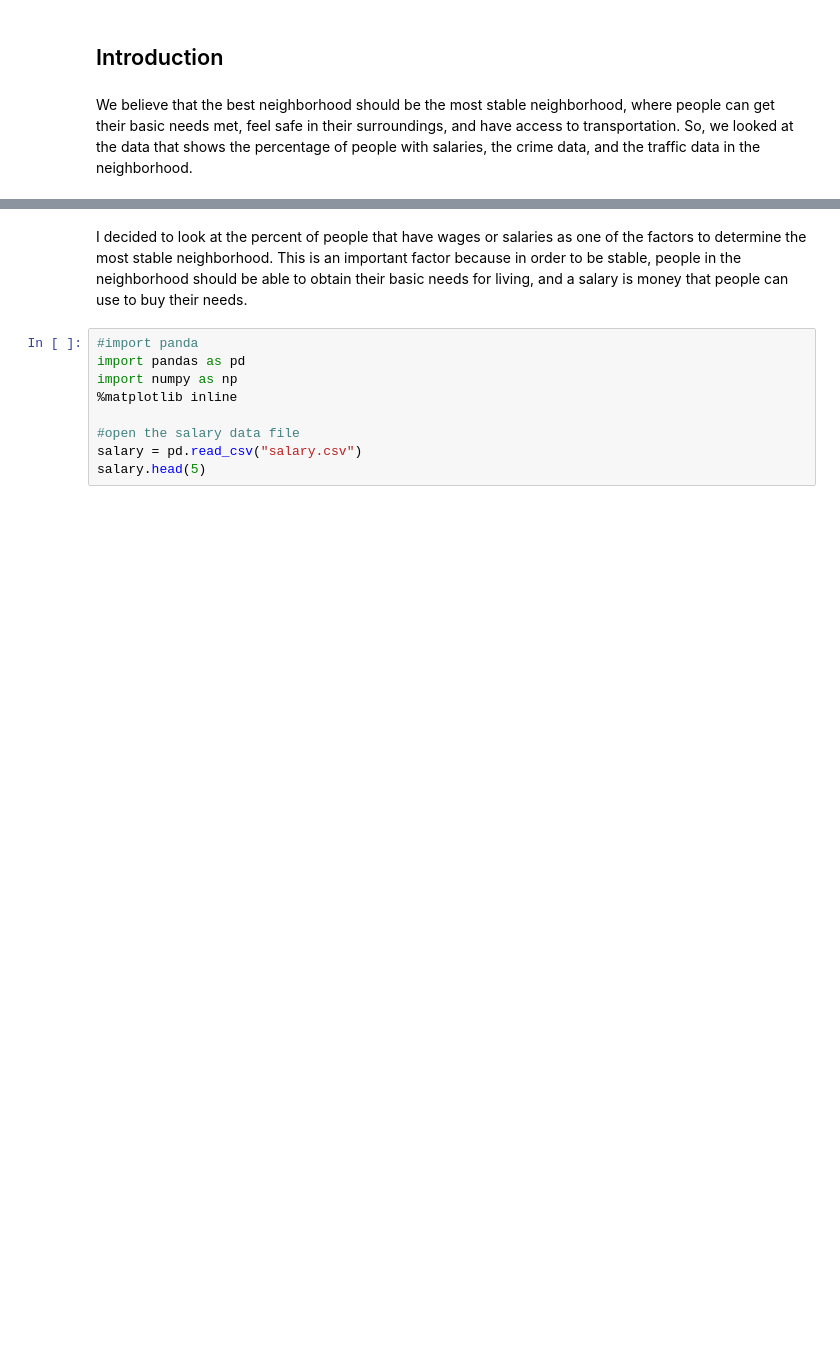
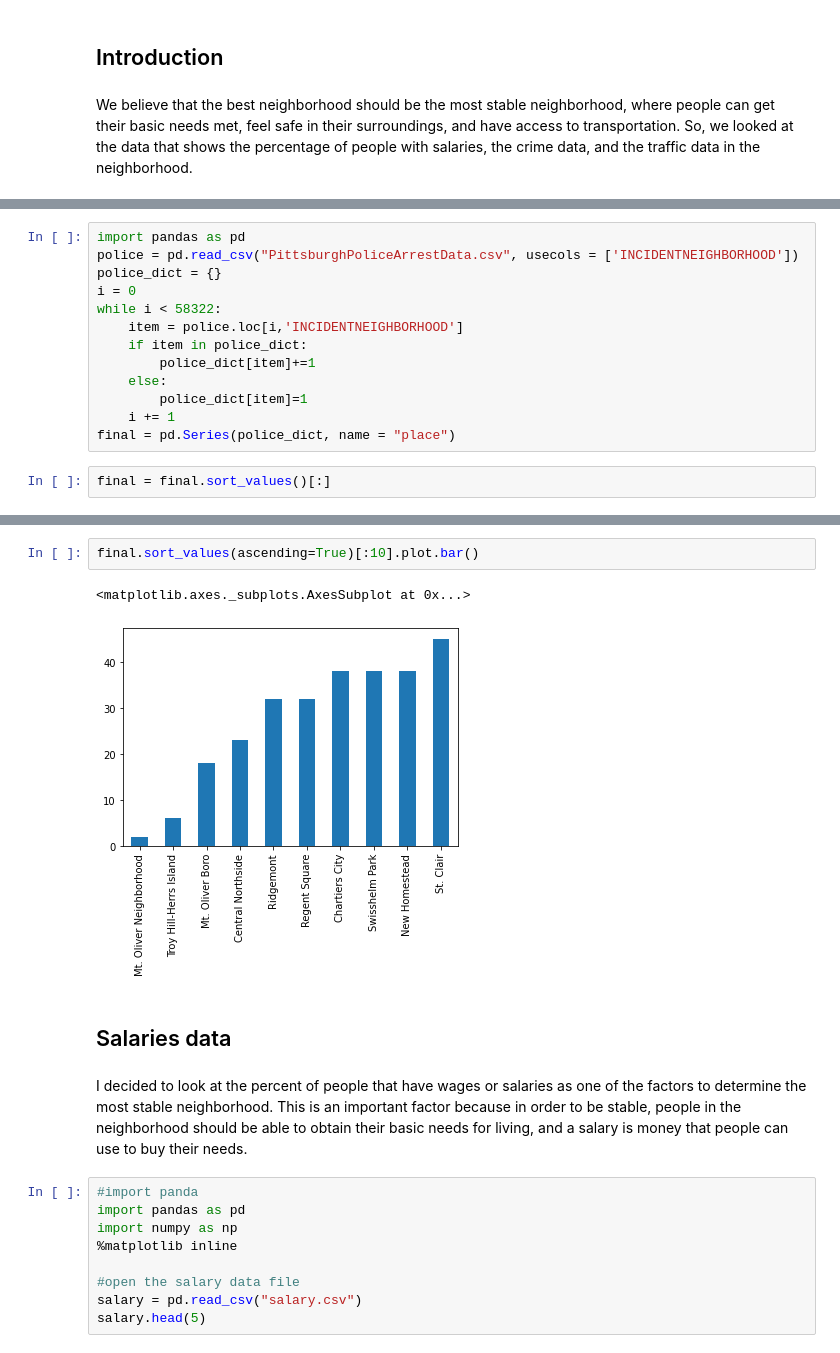
Before and after one commit to wex59/Final-Project, a Jupyter notebook: FinalProject.ipynb, the cells around one changed output, grey strips where cells are left out. Drawn from its saved outputs; the diff is of its cells as text; blank space fills up the shorter version.

```diff
--- a/FinalProject.ipynb
+++ b/FinalProject.ipynb
@@ -14,0 +15,15 @@ Percent of people with salaries in the neighborhood
+# %%
+import pandas as pd
+police = pd.read_csv("PittsburghPoliceArrestData.csv", usecols = ['INCIDENTNEIGHBORHOOD'])
+police_dict = {}
+i = 0
+while i < 58322:
+    item = police.loc[i,'INCIDENTNEIGHBORHOOD']
+    if item in police_dict:
+        police_dict[item]+=1
+    else:
+        police_dict[item]=1
+    i += 1
+final = pd.Series(police_dict, name = "place")
+# %%
+final = final.sort_values()[:]
@@ -15,3 +45,10 @@ Percent of people with salaries in the neighborhood
+# %%
+final.sort_values(ascending=True)[:10].plot.bar()
+# %% [output]
+<matplotlib.axes._subplots.AxesSubplot at 0x...>
+[figure, added]
+# %% [markdown]
+## Salaries data
 # %% [markdown]
 I decided to look at the percent of people that have wages or salaries as one of the factors to determine the most stable neighborhood. This is an important factor because in order to be stable, people in the neighborhood should be able to obtain their basic needs for living, and a salary is money that people can use to buy their needs.
 # %%
```
Also changed, not shown: parts of 7 cells of this notebook, 1 other file.
